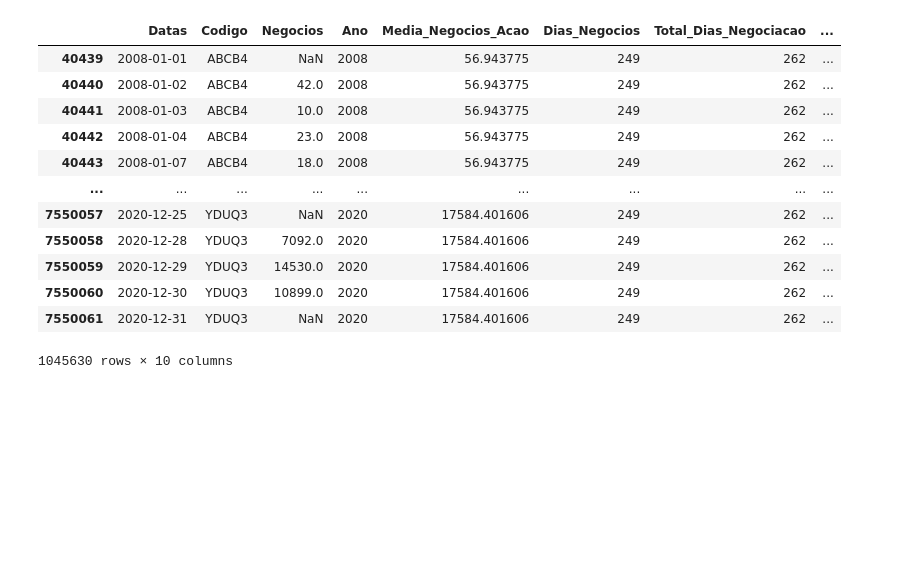
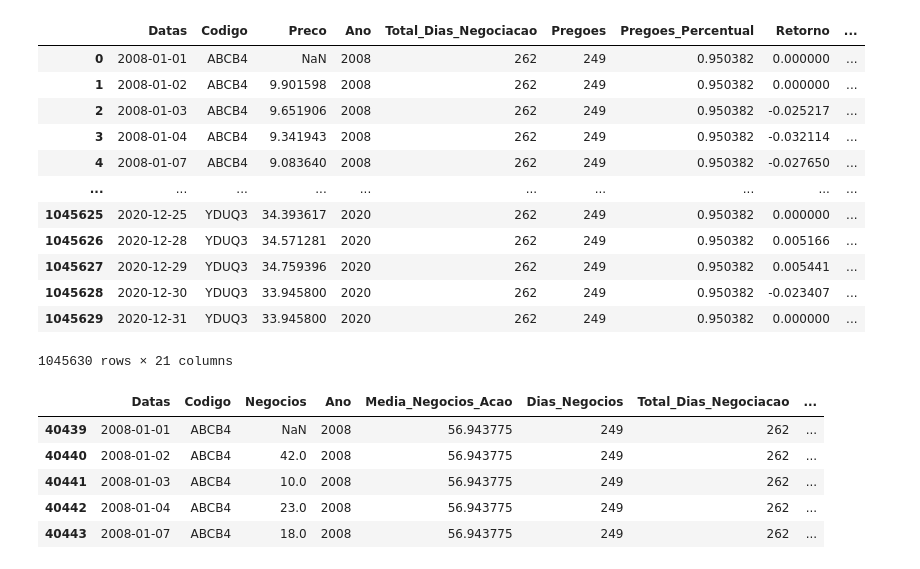
Before and after one commit to andrebarbosa27/lowvolatility, a Jupyter notebook: LowVolatility.ipynb, the cells around one changed output. Cells and saved outputs as stored; diff of their text form; code cells hidden in the pictures; blank space fills up the shorter version.

Commit message:
Adicionando métricas de risco e retorno

```diff
--- a/LowVolatility.ipynb
+++ b/LowVolatility.ipynb
@@ -6,9 +6,9 @@ import pyspark
 
 warnings.simplefilter('ignore')
 
-raw_prices = pd.read_csv(r'C:\Users\andr6\Documents\LowVolatility\Raw_prices.csv')
-negocios = pd.read_csv(r'C:\Users\andr6\Documents\LowVolatility\Negocios.csv')
-financeiro = pd.read_csv(r'C:\Users\andr6\Documents\LowVolatility\Financeiro.csv')
-ibov = pd.read_csv(r'C:\Users\andr6\Documents\LowVolatility\Ibov_data.csv')
+raw_prices = pd.read_csv(r'C:\Users\Andre\Documents\LowVolatility\Raw_prices.csv')
+negocios = pd.read_csv(r'C:\Users\Andre\Documents\LowVolatility\Negocios.csv')
+financeiro = pd.read_csv(r'C:\Users\Andre\Documents\LowVolatility\Financeiro.csv')
+ibov = pd.read_csv(r'C:\Users\Andre\Documents\LowVolatility\Ibov_data.csv')
 # %%
 raw_prices['Datas'] = pd.to_datetime(raw_prices['Datas'])
@@ -58,6 +72,22 @@ dados_agregados['Decil_FIP'] = dados_agregados.groupby('Ano')['FIP'].transform(l
 long_data = pd.merge(long_data, dados_agregados[['Codigo', 'Ano', 'Decil_Retorno', 'Decil_Risco', 'Decil_FIP']], on=['Codigo', 'Ano'], how='left')
 # %%
 long_data['Retorno_Medio'] = long_data.groupby(['Codigo', 'Ano'])['Retorno'].transform(lambda x: x.mean(skipna=True))
+# %%
+long_data
+# %% [output]
+|  | Datas | Codigo | Preco | Ano | Total_Dias_Negociacao | Pregoes | Pregoes_Percentual | Retorno | ... |
+| 0 | 2008-01-01 | ABCB4 | NaN | 2008 | 262 | 249 | 0.950382 | 0.000000 | ... |
+| 1 | 2008-01-02 | ABCB4 | 9.901598 | 2008 | 262 | 249 | 0.950382 | 0.000000 | ... |
+| 2 | 2008-01-03 | ABCB4 | 9.651906 | 2008 | 262 | 249 | 0.950382 | -0.025217 | ... |
+| 3 | 2008-01-04 | ABCB4 | 9.341943 | 2008 | 262 | 249 | 0.950382 | -0.032114 | ... |
+| 4 | 2008-01-07 | ABCB4 | 9.083640 | 2008 | 262 | 249 | 0.950382 | -0.027650 | ... |
+| ... | ... | ... | ... | ... | ... | ... | ... | ... | ... |
+| 1045625 | 2020-12-25 | YDUQ3 | 34.393617 | 2020 | 262 | 249 | 0.950382 | 0.000000 | ... |
+| 1045626 | 2020-12-28 | YDUQ3 | 34.571281 | 2020 | 262 | 249 | 0.950382 | 0.005166 | ... |
+| 1045627 | 2020-12-29 | YDUQ3 | 34.759396 | 2020 | 262 | 249 | 0.950382 | 0.005441 | ... |
+| 1045628 | 2020-12-30 | YDUQ3 | 33.945800 | 2020 | 262 | 249 | 0.950382 | -0.023407 | ... |
+| 1045629 | 2020-12-31 | YDUQ3 | 33.945800 | 2020 | 262 | 249 | 0.950382 | 0.000000 | ... |
+1045630 rows × 21 columns
 # %%
 # long_data = long_data.groupby(['Codigo', 'Ano']).first().reset_index().drop(['Preco'], axis=1)
 # %%
@@ -81,19 +108,12 @@ negocios['Razao_Media_Negocios'] = negocios['Media_Negocios_Acao'] / negocios['M
 # %%
-negocios
+negocios.head()
 # %% [output]
 |  | Datas | Codigo | Negocios | Ano | Media_Negocios_Acao | Dias_Negocios | Total_Dias_Negociacao | ... |
 | 40439 | 2008-01-01 | ABCB4 | NaN | 2008 | 56.943775 | 249 | 262 | ... |
 | 40440 | 2008-01-02 | ABCB4 | 42.0 | 2008 | 56.943775 | 249 | 262 | ... |
 | 40441 | 2008-01-03 | ABCB4 | 10.0 | 2008 | 56.943775 | 249 | 262 | ... |
 | 40442 | 2008-01-04 | ABCB4 | 23.0 | 2008 | 56.943775 | 249 | 262 | ... |
 | 40443 | 2008-01-07 | ABCB4 | 18.0 | 2008 | 56.943775 | 249 | 262 | ... |
-| ... | ... | ... | ... | ... | ... | ... | ... | ... |
-| 7550057 | 2020-12-25 | YDUQ3 | NaN | 2020 | 17584.401606 | 249 | 262 | ... |
-| 7550058 | 2020-12-28 | YDUQ3 | 7092.0 | 2020 | 17584.401606 | 249 | 262 | ... |
-| 7550059 | 2020-12-29 | YDUQ3 | 14530.0 | 2020 | 17584.401606 | 249 | 262 | ... |
-| 7550060 | 2020-12-30 | YDUQ3 | 10899.0 | 2020 | 17584.401606 | 249 | 262 | ... |
-| 7550061 | 2020-12-31 | YDUQ3 | NaN | 2020 | 17584.401606 | 249 | 262 | ... |
-1045630 rows × 10 columns
 # %%
 negocios_2 = negocios.groupby(['Codigo', 'Ano']).first().reset_index().drop(['Negocios'], axis=1)
 # %%
```
Also changed, not shown: parts of 27 cells of this notebook.
